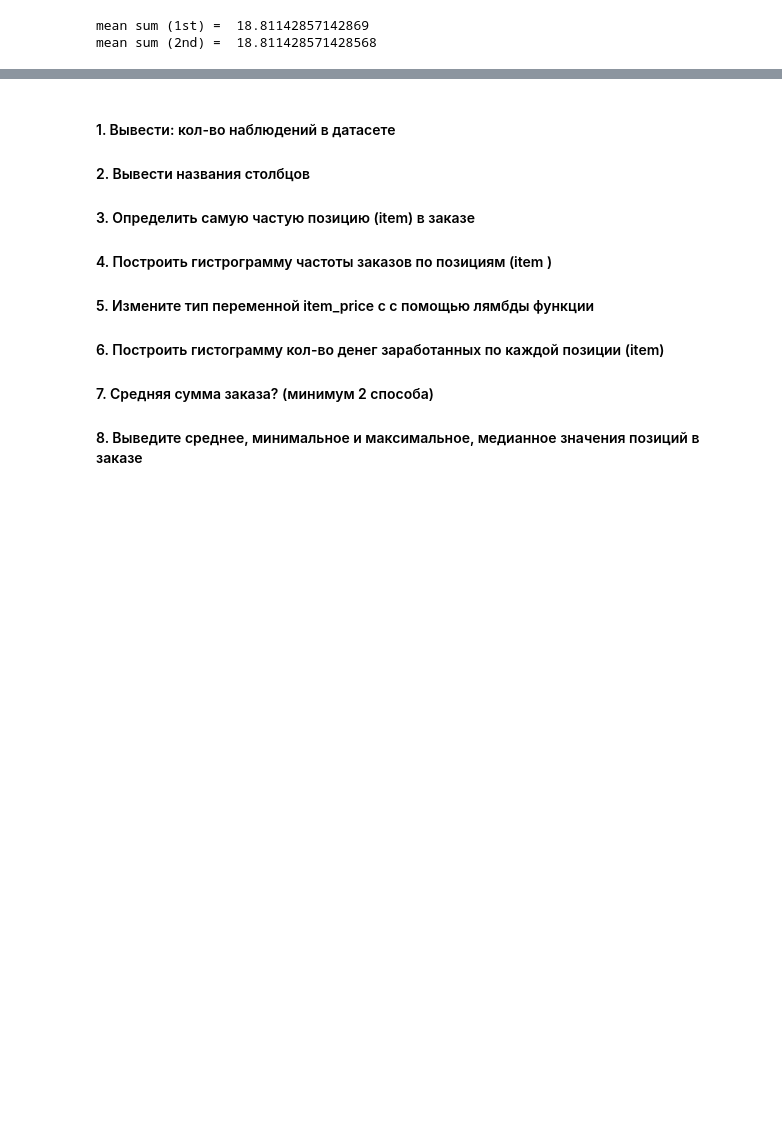
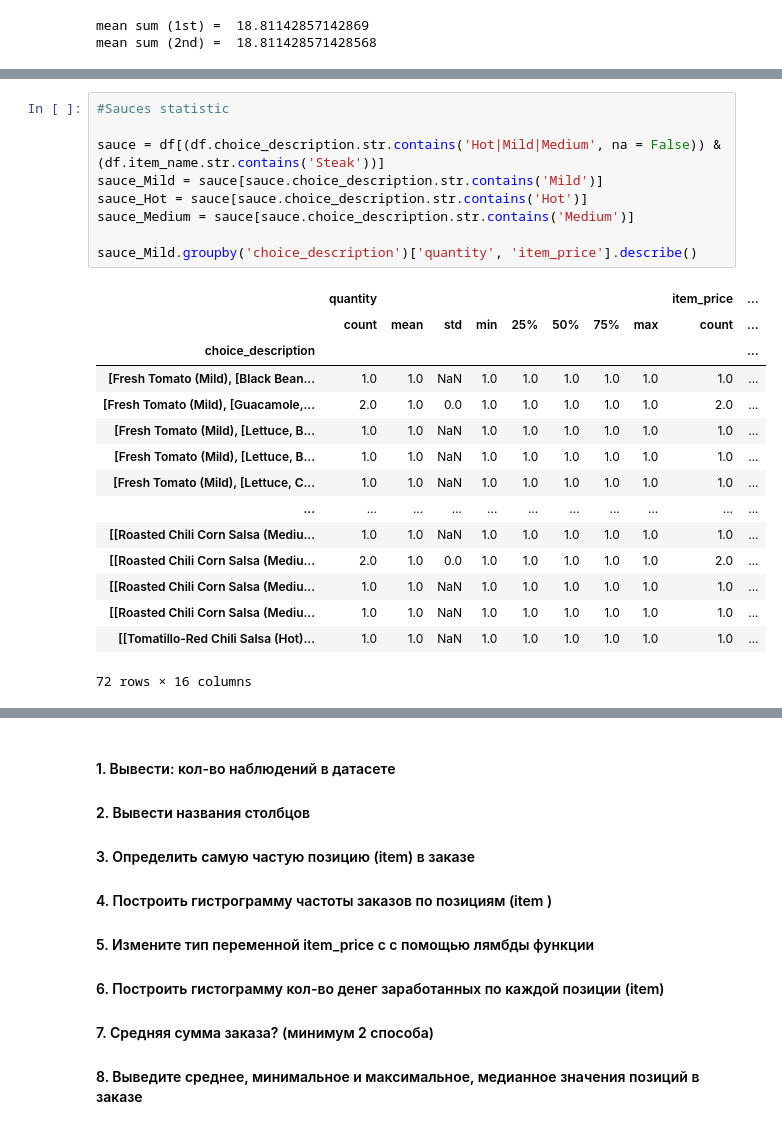
Before and after one commit to Alyona18/intelligent-systems-HW, a Jupyter notebook: first/Pandas.ipynb, the cells around one changed output, grey strips where cells are left out. Drawn from its saved outputs; the diff is of its cells as text; blank space fills up the shorter version.

```diff
--- a/first/Pandas.ipynb
+++ b/first/Pandas.ipynb
@@ -102,0 +139,25 @@ mean sum (2nd) =  18.811428571428568
+# %%
+#Sauces statistic
+
+sauce = df[(df.choice_description.str.contains('Hot|Mild|Medium', na = False)) & (df.item_name.str.contains('Steak'))]
+sauce_Mild = sauce[sauce.choice_description.str.contains('Mild')]
+sauce_Hot = sauce[sauce.choice_description.str.contains('Hot')]
+sauce_Medium = sauce[sauce.choice_description.str.contains('Medium')]
+
+sauce_Mild.groupby('choice_description')['quantity', 'item_price'].describe()
+# %% [output]
+|  | quantity |  |  |  |  |  |  |  | item_price | ... |
+|  | count | mean | std | min | 25% | 50% | 75% | max | count | ... |
+| choice_description |  |  |  |  |  |  |  |  |  | ... |
+| [Fresh Tomato (Mild), [Black Bean... | 1.0 | 1.0 | NaN | 1.0 | 1.0 | 1.0 | 1.0 | 1.0 | 1.0 | ... |
+| [Fresh Tomato (Mild), [Guacamole,... | 2.0 | 1.0 | 0.0 | 1.0 | 1.0 | 1.0 | 1.0 | 1.0 | 2.0 | ... |
+| [Fresh Tomato (Mild), [Lettuce, B... | 1.0 | 1.0 | NaN | 1.0 | 1.0 | 1.0 | 1.0 | 1.0 | 1.0 | ... |
+| [Fresh Tomato (Mild), [Lettuce, B... | 1.0 | 1.0 | NaN | 1.0 | 1.0 | 1.0 | 1.0 | 1.0 | 1.0 | ... |
+| [Fresh Tomato (Mild), [Lettuce, C... | 1.0 | 1.0 | NaN | 1.0 | 1.0 | 1.0 | 1.0 | 1.0 | 1.0 | ... |
+| ... | ... | ... | ... | ... | ... | ... | ... | ... | ... | ... |
+| [[Roasted Chili Corn Salsa (Mediu... | 1.0 | 1.0 | NaN | 1.0 | 1.0 | 1.0 | 1.0 | 1.0 | 1.0 | ... |
+| [[Roasted Chili Corn Salsa (Mediu... | 2.0 | 1.0 | 0.0 | 1.0 | 1.0 | 1.0 | 1.0 | 1.0 | 2.0 | ... |
+| [[Roasted Chili Corn Salsa (Mediu... | 1.0 | 1.0 | NaN | 1.0 | 1.0 | 1.0 | 1.0 | 1.0 | 1.0 | ... |
+| [[Roasted Chili Corn Salsa (Mediu... | 1.0 | 1.0 | NaN | 1.0 | 1.0 | 1.0 | 1.0 | 1.0 | 1.0 | ... |
+| [[Tomatillo-Red Chili Salsa (Hot)... | 1.0 | 1.0 | NaN | 1.0 | 1.0 | 1.0 | 1.0 | 1.0 | 1.0 | ... |
+72 rows × 16 columns
```
Also changed, not shown: parts of 29 cells of this notebook.
